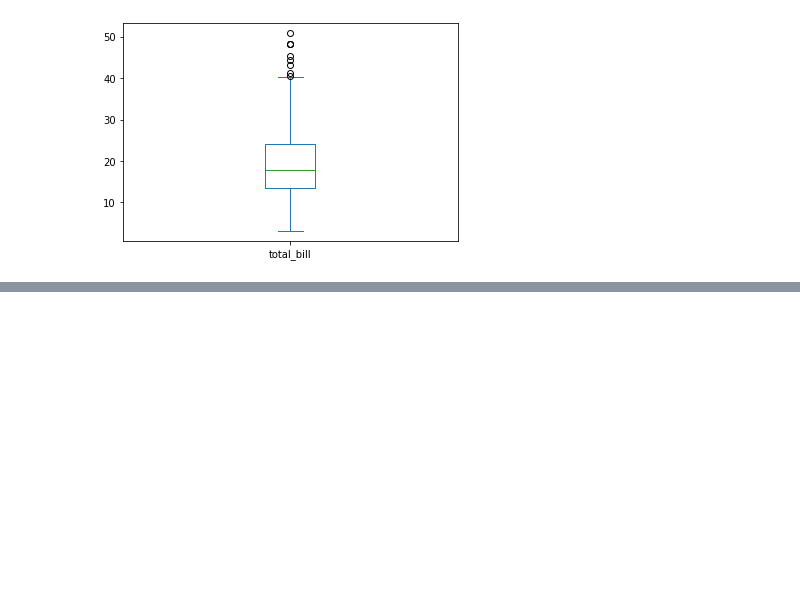
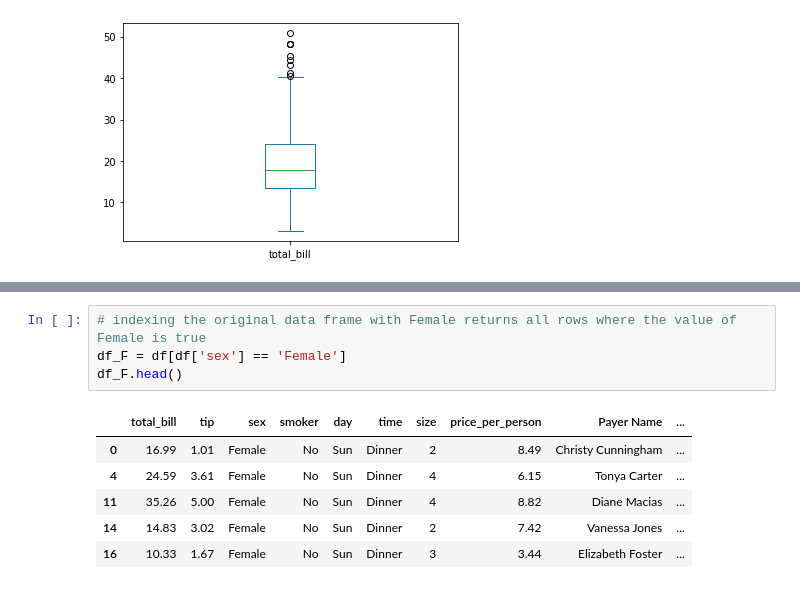
Before and after one commit to jumbamark/data_analysis, a Jupyter notebook: data_analysis_process/data_analysis.ipynb, the cells around one changed output, grey strips where cells are left out. Saved outputs shown, nothing was run; the diff lists cells and outputs as text; blank space fills up the shorter version.

```diff
--- a/data_analysis_process/data_analysis.ipynb
+++ b/data_analysis_process/data_analysis.ipynb
@@ -636,0 +671,11 @@ df_tips['total_bill'].plot(kind='box');
+# %%
+# indexing the original data frame with Female returns all rows where the value of Female is true
+df_F = df[df['sex'] == 'Female']
+df_F.head()
+# %% [output]
+|  | total_bill | tip | sex | smoker | day | time | size | price_per_person | Payer Name | ... |
+| 0 | 16.99 | 1.01 | Female | No | Sun | Dinner | 2 | 8.49 | Christy Cunningham | ... |
+| 4 | 24.59 | 3.61 | Female | No | Sun | Dinner | 4 | 6.15 | Tonya Carter | ... |
+| 11 | 35.26 | 5.00 | Female | No | Sun | Dinner | 4 | 8.82 | Diane Macias | ... |
+| 14 | 14.83 | 3.02 | Female | No | Sun | Dinner | 2 | 7.42 | Vanessa Jones | ... |
+| 16 | 10.33 | 1.67 | Female | No | Sun | Dinner | 3 | 3.44 | Elizabeth Foster | ... |
```
Also changed, not shown: parts of 14 cells of this notebook.
